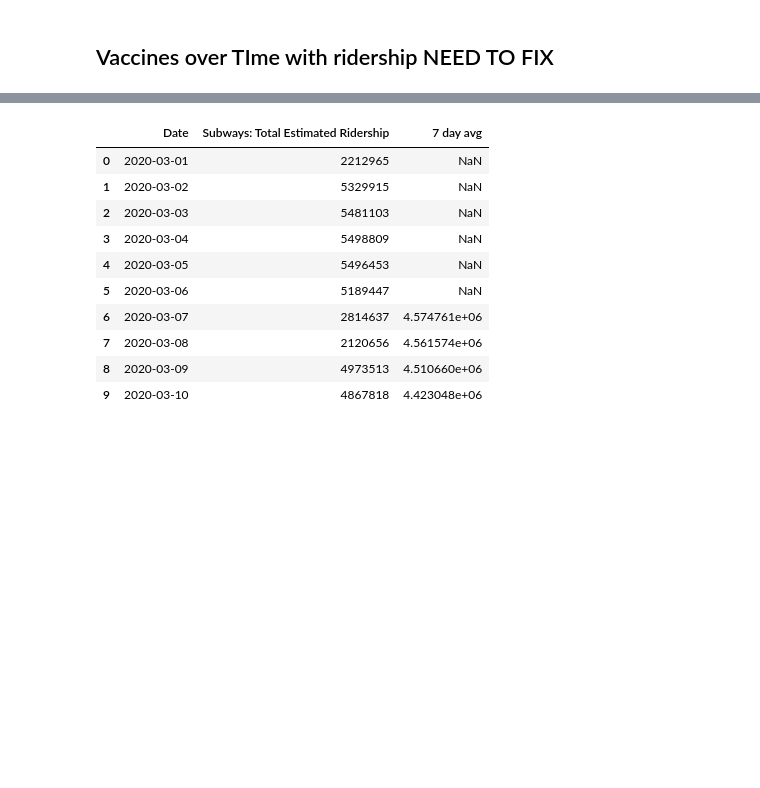
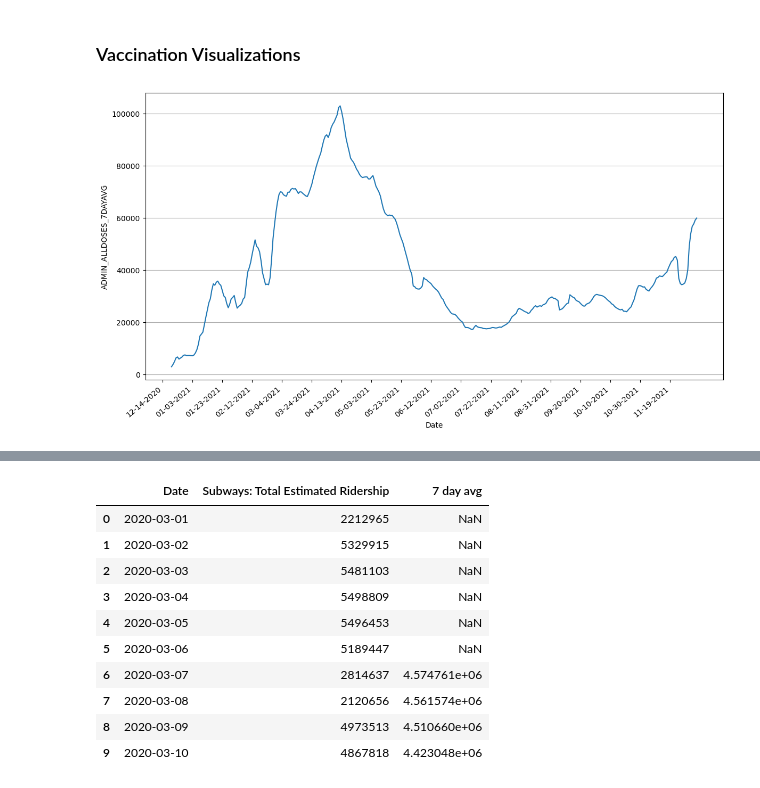
Before and after one commit to tanveerm176/Covid-Subway-Analysis, a Jupyter notebook: DataScience_Final_Project.ipynb, the cells around one changed output, grey strips where cells are left out. Drawn from its saved outputs; the diff is of its cells as text; code cells hidden in the pictures; blank space fills up the shorter version.

Commit message:
cleaned ipynb and created final forecast plot

```diff
--- a/DataScience_Final_Project.ipynb
+++ b/DataScience_Final_Project.ipynb
@@ -228,26 +333,30 @@ ax3.grid(True,axis='y')
-# %% [markdown]
-## Vaccines over TIme with ridership NEED TO FIX
+# %% [markdown]
+### Vaccination Visualizations
 # %%
 fig3, ax3 = plt.subplots(figsize=(14,7))
 ax3=sns.lineplot(x=dailyVaccinations["Date"].dt.strftime('%m-%d-%Y'),
                   y=dailyVaccinations["ADMIN_ALLDOSES_7DAYAVG"],
                   palette=["r"]
                   )
 ax3.set_xticklabels(ax3.get_xticklabels(), rotation=40, ha="right")
 ax3.ticklabel_format(axis='y', style='plain')
 
 
 for index, tickLabel in enumerate(ax3.get_xticklabels()):
     if index%20==0:
         tickLabel.set_visible(True)
     else:
         tickLabel.set_visible(False)
 
 for index, tick in enumerate(ax3.get_xticklines()):
     if index%40==0:
         tick.set_visible(True)
     else:
         tick.set_visible(False)
+
+plt.grid(axis='y')
+# %% [output]
+[figure, added]
 # %%
 plt.figure(figsize=(17,7))
 sns.lineplot(x=riders_avg["Date"].dt.strftime('%m-%d-%Y'),
```
Also changed, not shown: parts of 51 cells of this notebook, 12 other files.
